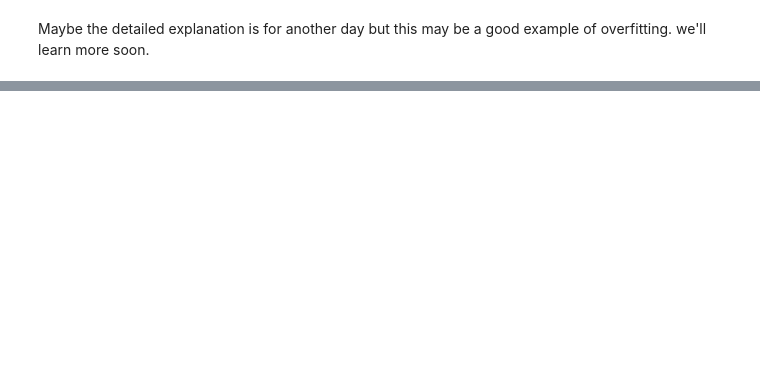
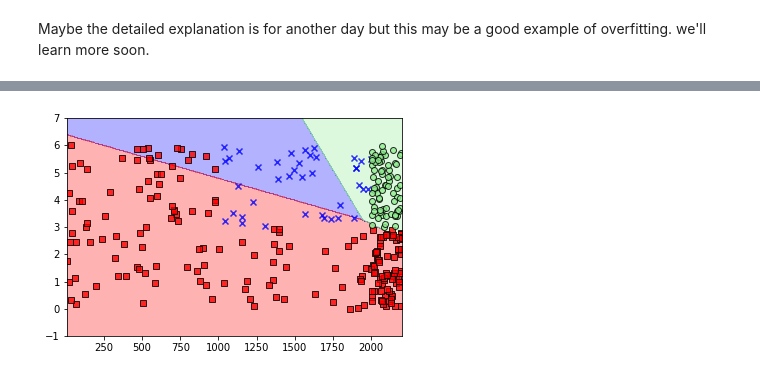
Before and after one commit to amenai1979/JupyterNotebooks, a Jupyter notebook: machineLearningLab.ipynb, the cells around one changed output, grey strips where cells are left out. Drawn from its saved outputs; the diff is of its cells as text; code cells hidden in the pictures; blank space fills up the shorter version.

```diff
--- a/machineLearningLab.ipynb
+++ b/machineLearningLab.ipynb
@@ -603,0 +637,4 @@ Maybe the detailed explanation is for another day but this may be a good example
+# %%
+plot_decision_regions(conditions_test,decision_test, lr[91])
+# %% [output]
+[figure, added]
```
Also changed, not shown: parts of 30 cells of this notebook, 4 other files.
